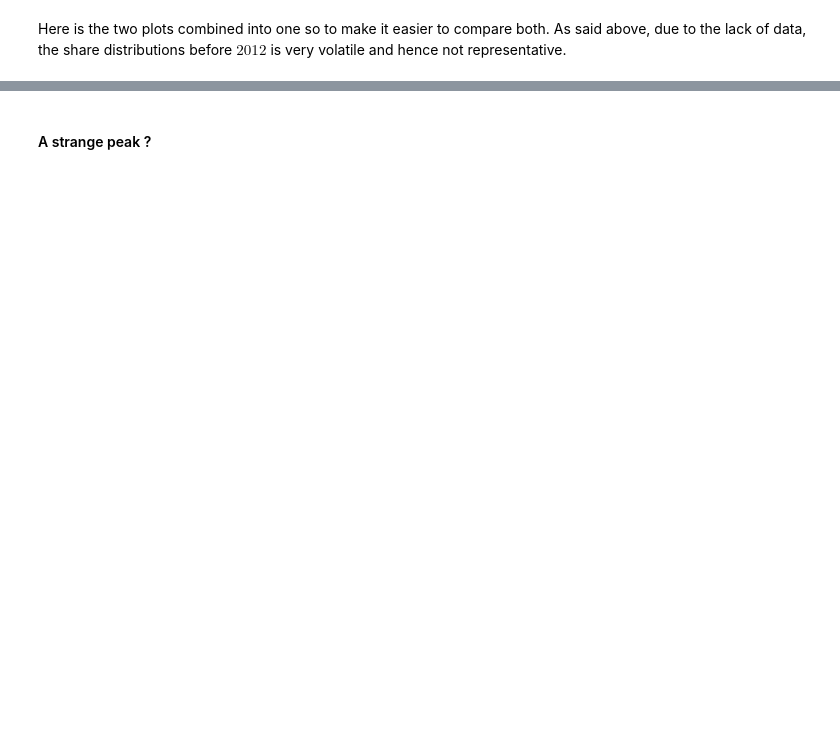
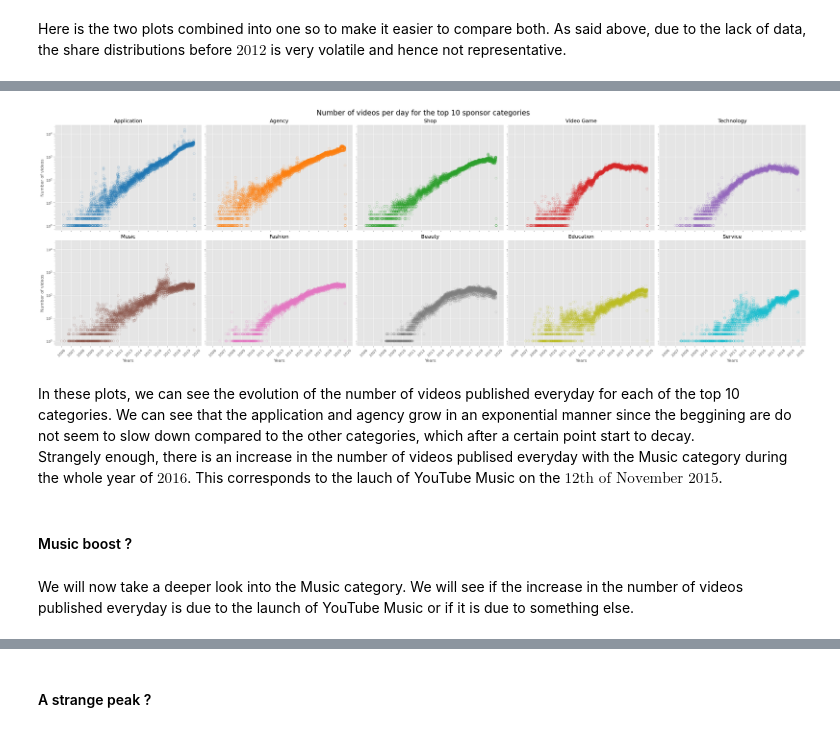
Before and after one commit to epfl-ada/ada-2022-project-fraisetagada, a Jupyter notebook: analysis/agency_analysis.ipynb, the cells around one changed output, grey strips where cells are left out. Cells and saved outputs as stored; diff of their text form; code cells hidden in the pictures; blank space fills up the shorter version.

```diff
--- a/analysis/agency_analysis.ipynb
+++ b/analysis/agency_analysis.ipynb
@@ -502,2 +550,19 @@ plt.show()
 # %% [markdown]
 Here is the two plots combined into one so to make it easier to compare both. As said above, due to the lack of data, the share distributions before $2012$ is very volatile and hence not representative.
+# %%
+categories_days = (videos
+        .filter(videos.is_sponsored)
+        .pandas_api()
+        .groupby(['upload_date', "domain_category"])
+        .size()
+        .reset_index()
+        .sort_index()
+        .rename(columns={0: "count"})
+)
+categories_days = categories_days.pivot(index='upload_date', columns='domain_category', values='count').sort_index().fillna(0)
+top_sponsored = categories_days.sum(axis=0).sort_values(ascending=False)
+# We set the above Series' index order as the order of the columns of our dataframe
+categories_top_sponsored_days = categories_days.reindex(columns=top_sponsored.index.to_list())
+# %%
+to_plot_cat = categories_top_sponsored_days.reset_index().to_pandas()
+to_plot_cat.head()
@@ -503,0 +577,30 @@ Here is the two plots combined into one so to make it easier to compare both. As
+# %%
+top_to_plot = to_plot_cat.iloc[:, :11]
+# %%
+# plot a scatter plot for each category in top_to_plot in a 2 x 5 figure
+cmap2 = cm.get_cmap('tab10').copy()
+fig, axes = plt.subplots(2, 5, figsize=(30, 10), layout="constrained", sharex=True, sharey=True)
+fig.suptitle("Number of videos per day for the top 10 sponsor categories", fontsize=20)
+for i, (category, ax, color) in enumerate(zip(top_to_plot.columns[1:], axes.flatten(), cmap2.colors)):
+    ax.scatter(x=top_to_plot["upload_date"], y=top_to_plot[category], alpha=0.5, facecolors='none', edgecolors=color)
+    #top_to_plot.plot.scatter(x="upload_date", y=category, ax=ax)
+    ax.set_title(category)
+    ax.xaxis.set_major_locator(mdates.YearLocator())
+    ax.tick_params(axis='x', labelrotation=45)
+    ax.set_yscale("log")
+    if i > 4:
+        ax.set_xlabel("Years")
+    if i % 5 == 0:
+        ax.set_ylabel("Number of videos")
+    #raise Exception("stop")
+plt.savefig("../images/sponsor_categories_scatter.svg", format="svg", bbox_inches="tight")
+plt.show()
+# %% [output]
+[figure, added]
+# %% [markdown]
+In these plots, we can see the evolution of the number of videos published everyday for each of the top 10 categories. We can see that the application and agency grow in an exponential manner since the beggining are do not seem to slow down compared to the other categories, which after a certain point start to decay. \
+Strangely enough, there is an increase in the number of videos publised everyday with the Music category during the whole year of $2016$. This corresponds to the lauch of YouTube Music on the $12\text{th of November }2015$.
+# %% [markdown]
+#### Music boost ?
+# %% [markdown]
+We will now take a deeper look into the Music category. We will see if the increase in the number of videos published everyday is due to the launch of YouTube Music or if it is due to something else.
```
Also changed, not shown: parts of 14 cells of this notebook, 4 other files.
